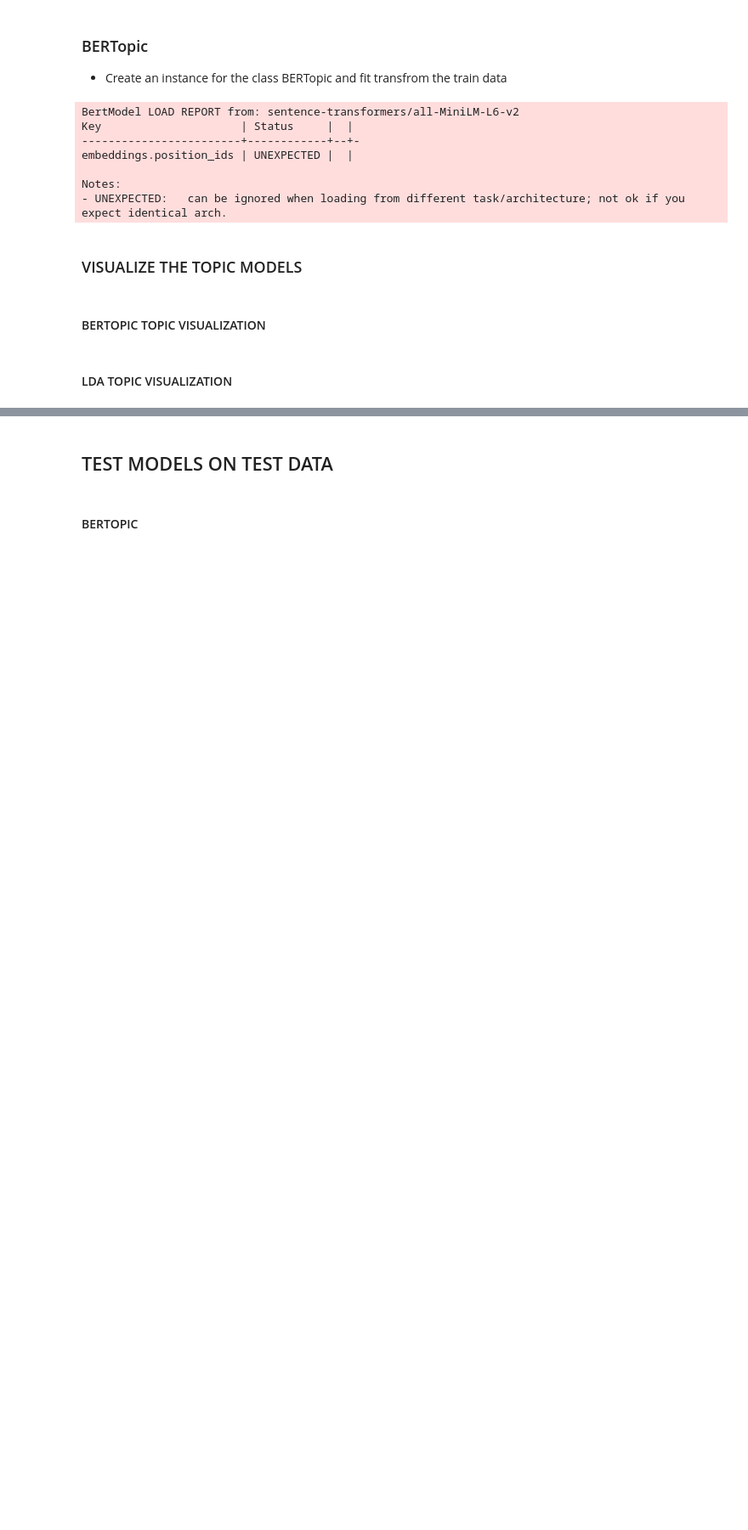
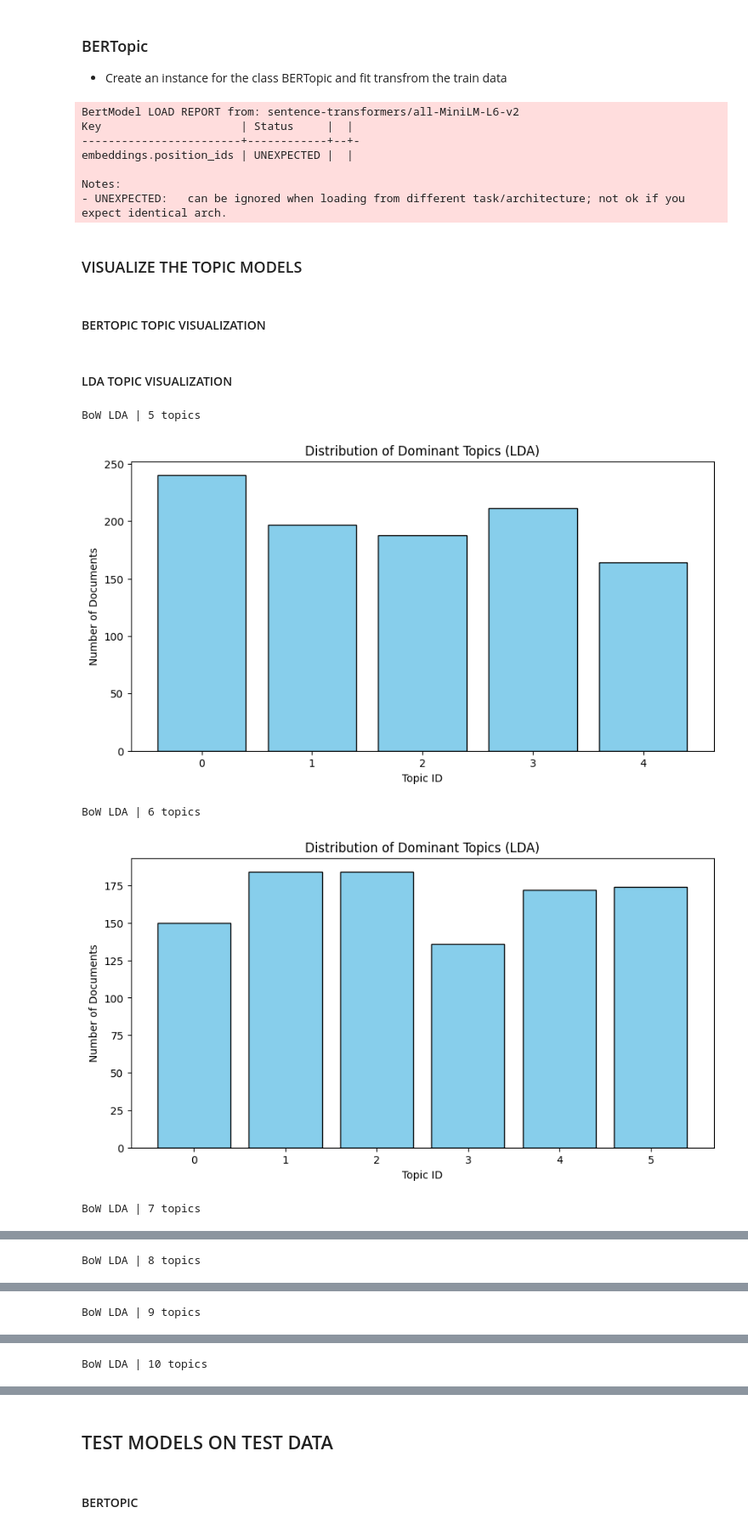
Before and after one commit to Thiruvel-AP/TextAnalytics, a Jupyter notebook: notebooks/04_pipeline/TopicModelling.ipynb, the cells around one changed output, grey strips where cells are left out. Shown at 85% size. Saved outputs shown, nothing was run; the diff lists cells and outputs as text; code cells hidden in the pictures; blank space fills up the shorter version.

```diff
--- a/notebooks/04_pipeline/TopicModelling.ipynb
+++ b/notebooks/04_pipeline/TopicModelling.ipynb
@@ -204,7 +251,17 @@ display(topic_model.visualize_barchart(top_n_topics=10))
 # %% [markdown]
 #### LDA TOPIC VISUALIZATION
 # %%
-# LDA model with BoW — Histogram (all topic counts 5–10)
+# LDA model with BoW — Histogram (5-10)
 for n_topics, (lda_model, _) in lda_dict_bow.items():
     print(f"\nBoW LDA | {n_topics} topics")
-    plot_topicModel_histogram(lda_model, trained_bow[:1000])
+    plot_topicModel_histogram(
+        lda_model,
+        trained_bow[:1000],
+        save_path=os.path.join(figures_dir, f'lda_bow_hist_{n_topics}_topics.png')
+    )
+# %% [output]
+BoW LDA | 5 topics
+[figure, added]
+BoW LDA | 6 topics
+[figure, added]
+BoW LDA | 7 topics
@@ -210,0 +269 @@ for n_topics, (lda_model, _) in lda_dict_bow.items():
+BoW LDA | 8 topics
@@ -210,0 +271 @@ for n_topics, (lda_model, _) in lda_dict_bow.items():
+BoW LDA | 9 topics
@@ -210,0 +273 @@ for n_topics, (lda_model, _) in lda_dict_bow.items():
+BoW LDA | 10 topics
```
Also changed, not shown: parts of 18 cells of this notebook, 28 other files.
